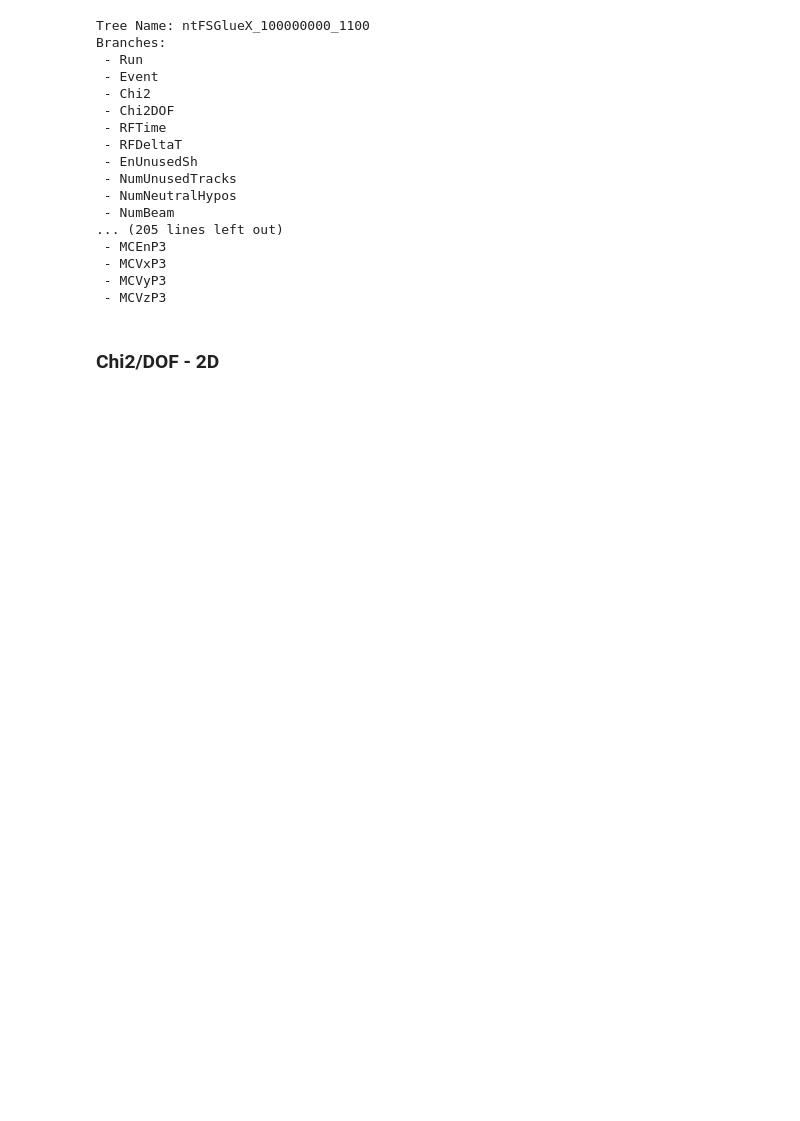
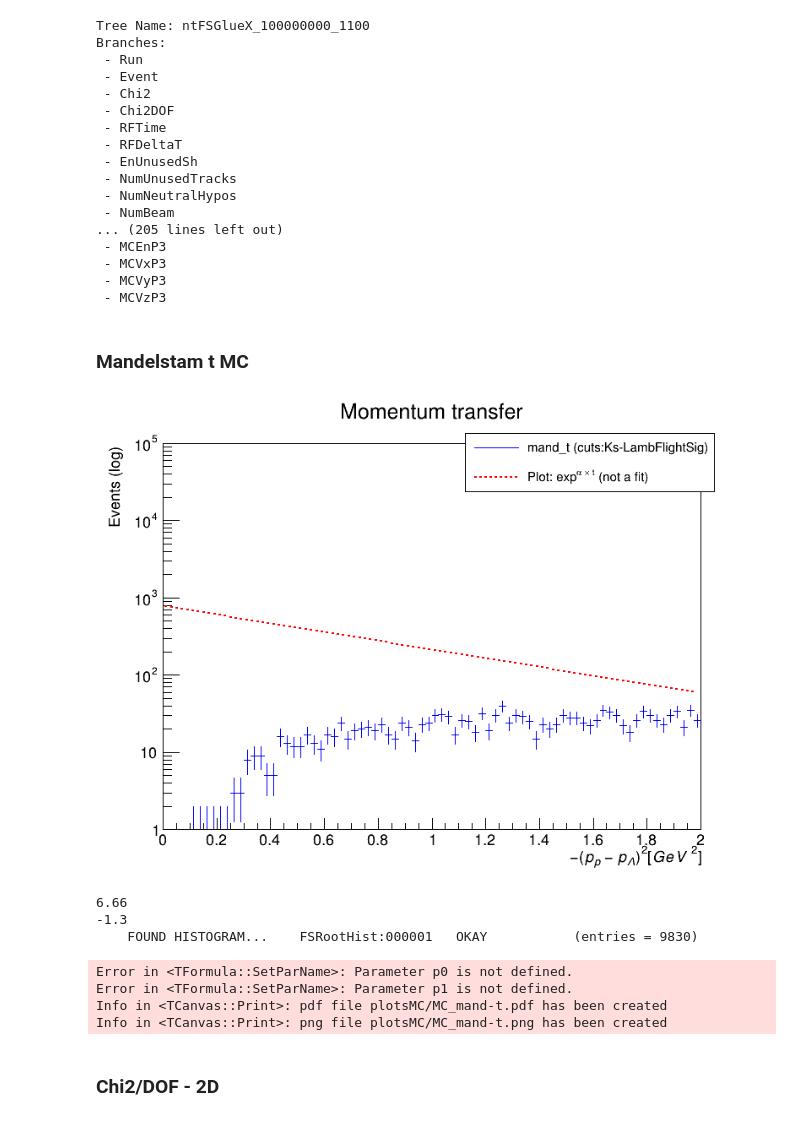
Before and after one commit to dancbart/gluex, a Jupyter notebook: KShortPipLambda_MC/MC_pipkslamb_analysis.ipynb, the cells around one changed output. Cells and saved outputs as stored; diff of their text form; code cells hidden in the pictures; blank space fills up the shorter version.

```diff
--- a/KShortPipLambda_MC/MC_pipkslamb_analysis.ipynb
+++ b/KShortPipLambda_MC/MC_pipkslamb_analysis.ipynb
@@ -97,6 +166,72 @@ Branches:
  - MCVxP3
  - MCVyP3
  - MCVzP3
+# %% [markdown]
+### Mandelstam t MC
+# %%
+from IPython.display import Image, display
+latex = ROOT.TLatex()
+
+plotTitle = 'Momentum transfer'
+axisLabel = '-(p_{p} - p_{\Lambda})^{2} [GeV^{2}]'
+# axisLabel = '-t [GeV^{2}]'
+
+# INDICES ASSIGNED BY 'flatten':
+# 1. DecayingLambda (0)   1a. Proton (1)   1b. PiMinus2 (2)
+# 2. DecayingKShort (3)   2a. PiPlus2 (4)   2b. PiMinus1 (5)
+# 3. PiPlus1 (6)
+
+def plot_hist():
+
+    canvas = ROOT.TCanvas('c', 'c', 800, 600)
+
+    # h1 = ROOT.FSHistogram.getTH1F(fileName, treeName, f"{NegOne}MASS2(GLUEXTARGET,-{DecayingLambda})", "(80, 0.0, 2.0)", "CUT(chi2DOF,unusedE,unusedTracks,coherentPeak,flightSigLambda,flightSigKShort)")
+    h1 = ROOT.FSHistogram.getTH1F(fileName, treeName, mand_t, "(80, 0.0, 2.0)", "CUT(chi2DOF,unusedE,unusedTracks,coherentPeak,flightSigLambda,flightSigKShort)")
+
+    h1.SetTitle(plotTitle)
+    h1.SetStats(False)
+    h1.SetLineColor(ROOT.kBlue)
+    h1.GetXaxis().SetTitle(axisLabel)
+    h1.GetYaxis().SetTitle('Events (log)')
+    h1.GetYaxis().SetRangeUser(1.,10E+04)
+    h1.Draw()
+
+    exp = ROOT.TF1("exp","expo(3)",0.0,2.0) # functionLabel, function, x_min, x_max
+    # exp.SetParName(3, "exp_offset")
+    # exp.SetParName(4, "exp_decay")
+    exp.SetParameter(3, 6.66)
+    exp.SetParameter(4, -1.30)
+    exp.SetLineColor(ROOT.kRed)
+    exp.SetLineWidth(2)
+    exp.SetLineStyle(2)
+    exp.Draw('same')
+
+    legend1 = ROOT.TLegend(0.55, 0.80, 0.92, 0.92) # x_left, y_bottom, x_right, y_top
+    legend1.AddEntry(h1,'mand_t (cuts:Ks-LambFlightSig)', 'l')
+    legend1.AddEntry(exp,'Plot: exp^{#alpha #times t} (not a fit)', 'l')
+    legend1.Draw('same')
+
+    img_path = 'plotsMC/MC_mand-t'
+    canvas.SetLogy()
+    canvas.SaveAs(img_path + '.pdf')
+    canvas.SaveAs(img_path + '.png')
+    canvas.Close()
+    display(Image(filename=img_path + '.png'))
+    # print value for parameter [3] of exp function:
+    print(exp.GetParameter(3))
+    print(exp.GetParameter(4))
+    os.remove(img_path + '.png')
+
+plot_hist()
+# %% [output]
+[figure, added]
+6.66
+-1.3
+    FOUND HISTOGRAM...    FSRootHist:000001   OKAY           (entries = 9830)
+Error in <TFormula::SetParName>: Parameter p0 is not defined.
+Error in <TFormula::SetParName>: Parameter p1 is not defined.
+Info in <TCanvas::Print>: pdf file plotsMC/MC_mand-t.pdf has been created
+Info in <TCanvas::Print>: png file plotsMC/MC_mand-t.png has been created
 # %% [markdown]
 ### Chi2/DOF - 2D
 # %%
```
Also changed, not shown: parts of 15 cells of this notebook, 1 other file.
